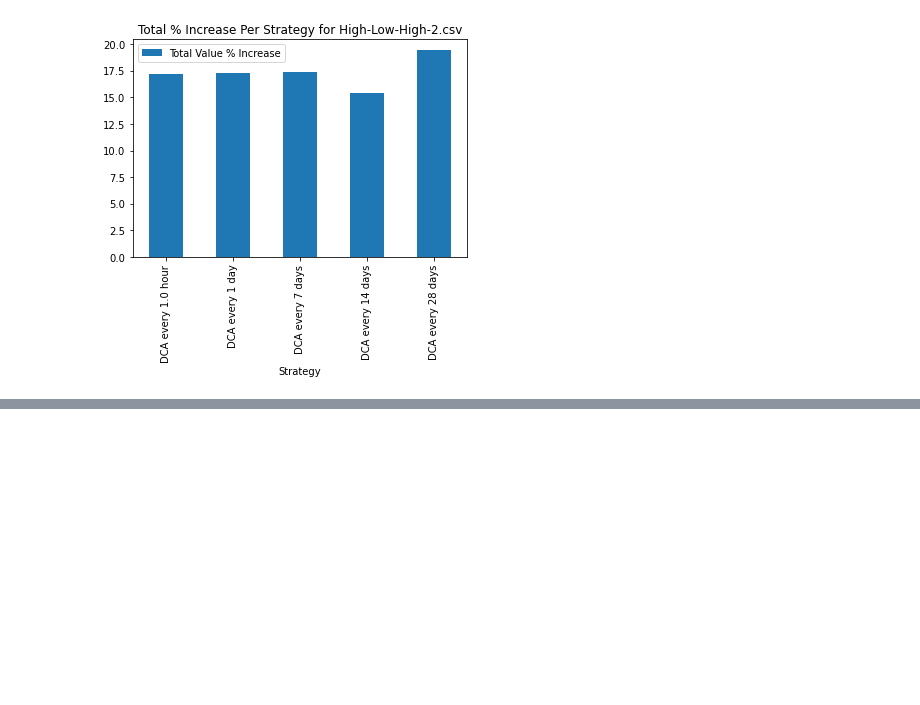
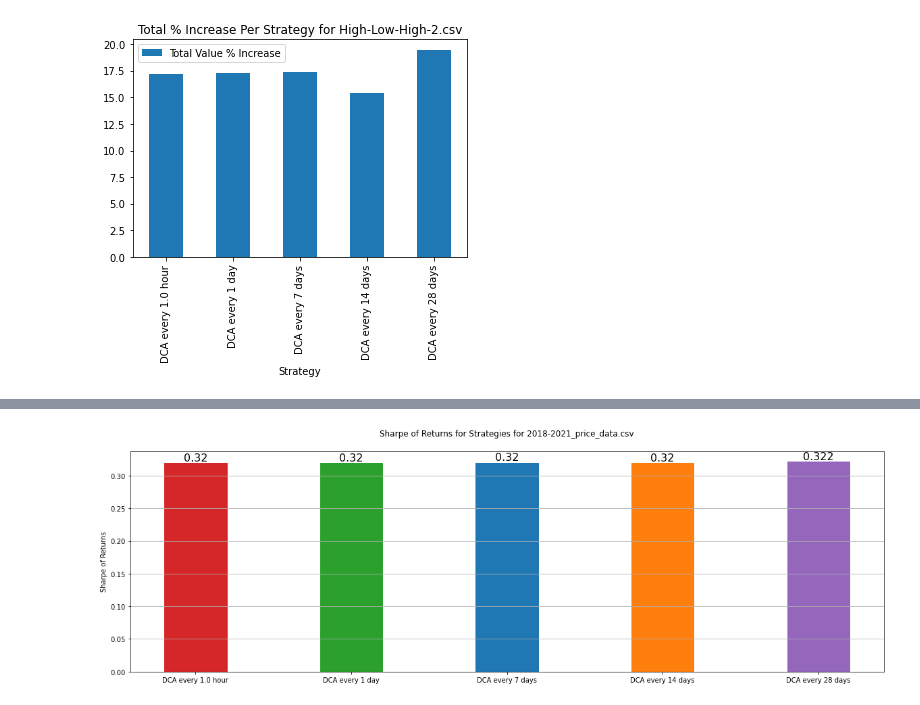
Before and after one commit to varriaza/Strategy-Performance, a Jupyter notebook: create_plots.ipynb, the cells around one changed output, grey strips where cells are left out. Saved outputs shown, nothing was run; the diff lists cells and outputs as text; code cells hidden in the pictures; blank space fills up the shorter version.

```diff
--- a/create_plots.ipynb
+++ b/create_plots.ipynb
@@ -115,0 +281,90 @@ Strategies to look at:
+# %%
+# Create a graph with number of trades, sortino value, ending total value and sortino/ending_value (used to show risk/volatility) for each strategy in a given price_period
+# Individual graph version
+
+# List of strategies you want to look at
+# Arrange this manually so that they are in the right order
+# strategies_of_interest = ['DCA every 1.0 hour', 'DCA every 28 days']
+strategies_of_interest = ['DCA every 1.0 hour', 'DCA every 1 day', 'DCA every 7 days', 'DCA every 14 days', 'DCA every 28 days']
+print(f'Strategies to look at: \n{strategies_of_interest}')
+# List of price_periods you want to look at
+# price_periods_of_interest = list(set(results_data.Price_Period.values))
+# price_periods_of_interest = ['Low-High-Low-1.csv', 'Low-High-Low-2.csv']
+price_periods_of_interest = ['2018-2021_price_data.csv', 'High-Low-High-1.csv', 'High-Low-High-2.csv']
+print(f'price_periods of interest: \n{price_periods_of_interest}')
+# List of variables you want to look at
+variables_of_interest = ['Sharpe of Returns', 'Sortino of Returns', 'Final Annual % Return', 'Final Return-Sortino ratio', 'Trades Made']
+results_data['Sortino of Returns'] = results_data['Sortino of Returns'].replace('None', None)
+# Create 'Final Return-Sortino ratio' column (return/sortino) (higher risk = lower value)
+results_data['Final Return-Sortino ratio'] = results_data['Final Annual % Return']/results_data['Sortino of Returns'].fillna(np.inf).astype(float)
+
+
+
+bar_width = 0.4
+
+# price_periods are a group of graphs, strategies are the 'x', the variable to compare is the 'y'
+# loop over the price_periods
+for price_period in price_periods_of_interest:
+    print(f'\nPrice_period: {price_period}')
+    # loop over the variables
+    for variable in variables_of_interest:
+        # Create overall graph (subplot) logic here
+        fig = plt.figure(figsize=(20,6))
+
+        # plot this variable in the plot that matches its position
+        filtered_df = results_data[
+                (results_data['Strategy'].isin(strategies_of_interest)) &
+                (results_data['Price_Period'].str.contains(price_period))
+            ]
+
+        # Use astype float due to Sortino values being strings (because of NA values)
+        ax = plt.bar(x=strategies_of_interest, height=filtered_df[variable].astype(float), width=bar_width, edgecolor='black')
+
+
+        # plt.legend()
+        title = f'{variable} for Strategies for {price_period}'
+        # Move title upwards by 1.05
+        plt.title(title, y=1.05)
+        plt.ylabel(variable)
+        plt.grid(axis='y')
+
+        # Start colors at beginning
+        color_position = 0
+        # Add numbers over the bars
+        for bar in ax.patches:
+            # The text annotation for each bar should be its height.
+            bar_value = bar.get_height()
+
+            # Format the text with commas to separate thousands. You can do
+            # any type of formatting here though.
+            # Use int to round for large numbers
+            if bar_value > 20 or bar_value < -20:
+                text = f'{int(bar_value)}'
+            elif bar_value > 2 or bar_value < -2:
+                text = f'{round(bar_value, 1)}'
+            else:
+                text = f'{round(bar_value, 3)}'
+            # This will give the middle of each bar on the x-axis.
+            text_x = bar.get_x() + bar.get_width() / 2
+            # get_y() is where the bar starts so we add the height to it.
+            text_y = bar.get_y() + bar_value
+            # When text_y is negative, put text at 0 so that it appears above the bar
+            if text_y < 0:
+                text_y = 0
+            # Set the bar color
+            bar.set_color(color_list[color_position])
+            # Go to next color
+            color_position += 1
+            # If we want the text to be the same color as the bar, we can get the color like so:
+            # bar_color = bar.get_facecolor()
+            # Or just use black for a nice contrast
+            bar_color = 'black'
+
+            plt.text(text_x, text_y, text, ha='center', va='bottom', color=bar_color, size=16)
+
+        plt.savefig(fname='results/graphs/'+title[:-3]+'png', format='png', transparent=False, facecolor='white', edgecolor='white', bbox_inches='tight')
+        plt.show()
+
+        # Save the image
+        # fig.savefig(graph_path+title+'.png', format='png', transparent=False, facecolor="white", edgecolor="white", bbox_inches='tight')
+# %% [output]
@@ -115,0 +377 @@ Strategies to look at:
+[figure, added]
```
Also changed, not shown: parts of 8 cells of this notebook, 36 other files.
